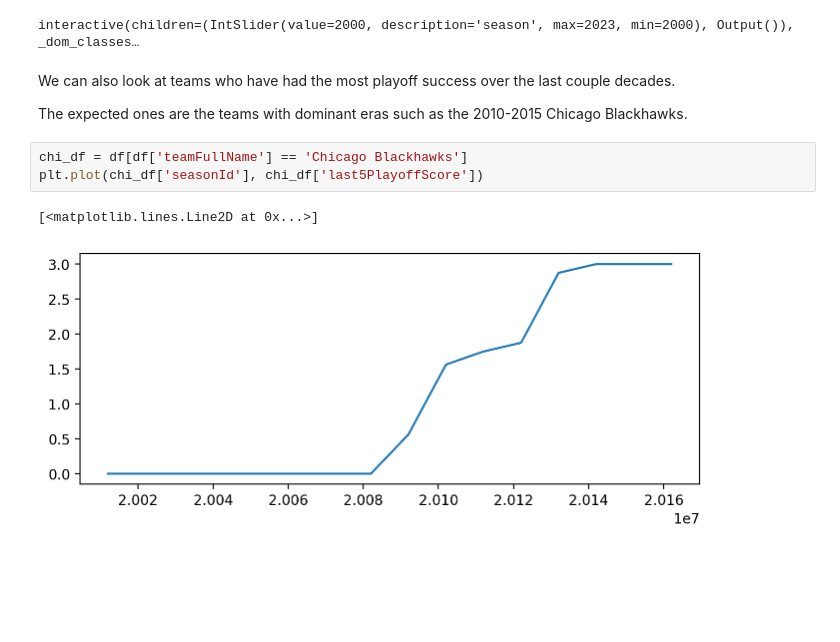
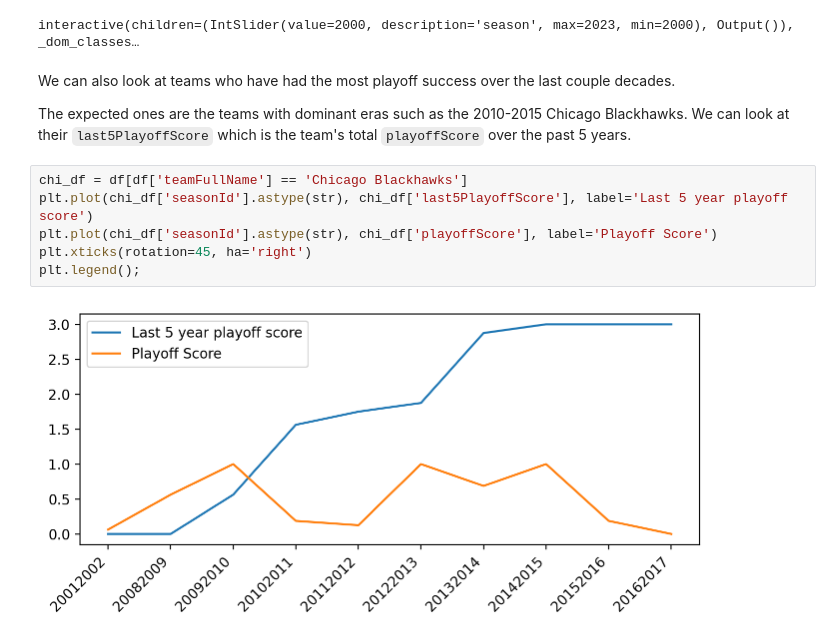
Before and after one commit to chrisbolton18/StanleyCupPredictor, a Jupyter notebook: nhlsc-predictor.ipynb, the cells around one changed output. Cells and saved outputs as stored; diff of their text form; blank space fills up the shorter version.

```diff
--- a/nhlsc-predictor.ipynb
+++ b/nhlsc-predictor.ipynb
@@ -146,10 +146,12 @@ interactive(children=(IntSlider(value=2000, description='season', max=2023, min=
 # %% [markdown]
 We can also look at teams who have had the most playoff success over the last couple decades.
 
-The expected ones are the teams with dominant eras such as the 2010-2015 Chicago Blackhawks.
+The expected ones are the teams with dominant eras such as the 2010-2015 Chicago Blackhawks. We can look at their `last5PlayoffScore` which is the team's total `playoffScore` over the past 5 years.
 # %%
 chi_df = df[df['teamFullName'] == 'Chicago Blackhawks']
-plt.plot(chi_df['seasonId'], chi_df['last5PlayoffScore'])
+plt.plot(chi_df['seasonId'].astype(str), chi_df['last5PlayoffScore'], label='Last 5 year playoff score')
+plt.plot(chi_df['seasonId'].astype(str), chi_df['playoffScore'], label='Playoff Score')
+plt.xticks(rotation=45, ha='right')
+plt.legend();
 # %% [output]
-[<matplotlib.lines.Line2D at 0x...>]
-[figure, old version]
+[figure, new version]
```
Also changed, not shown: 1 other file.
